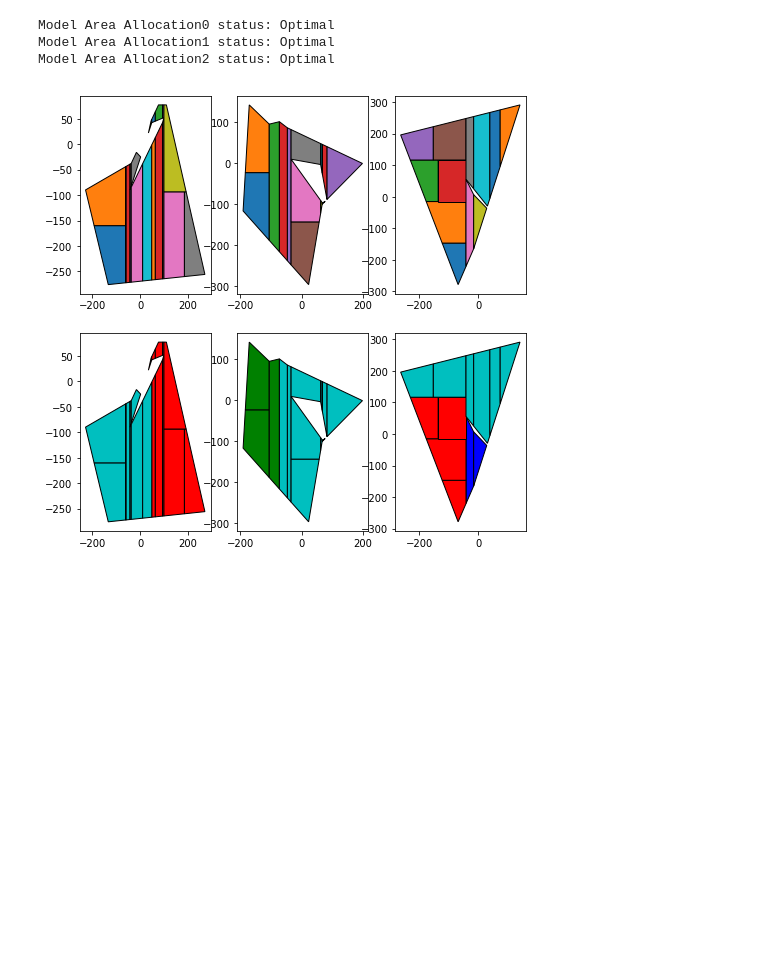
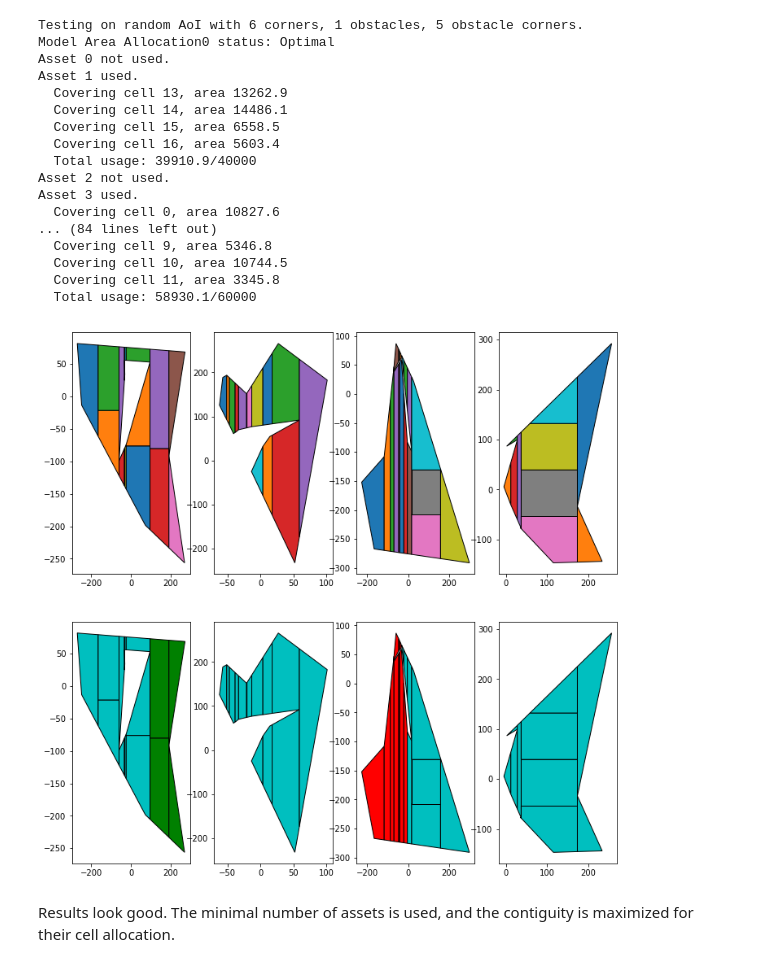
Before and after one commit to ljdcvda/aerospace-projects, a Jupyter notebook: area_division/area_division.ipynb, the cells around one changed output. Cells and saved outputs as stored; diff of their text form; code cells hidden in the pictures; blank space fills up the shorter version.

```diff
--- a/area_division/area_division.ipynb
+++ b/area_division/area_division.ipynb
@@ -273,0 +344,19 @@ plot_solution(solution, len(asset_area_capacities), reduced_tiles)
+# %%
+def read_solution(solution, asset_area_capacities, tile_areas):
+    for a in range(len(asset_area_capacities)):
+        running_total = 0
+        if solution["asset_used_{0}".format(a)] == 1:
+            print('Asset {} used.'.format(a))
+            for c in range(len(tile_areas)):
+                if solution["asset_cell_{0}_{1}_{2}".format(a,c,c)] == 1:
+                    area = round(tile_areas[c],1)
+                    print('  Covering cell {}, area {}'.format(c, area))
+                    running_total += area
+            print('  Total usage: {}/{}'.format(round(running_total,1), asset_area_capacities[a]))
+        else:
+            print('Asset {} not used.'.format(a))
+
+
+
+
+read_solution(solution, asset_area_capacities, tile_areas)
@@ -274,33 +386,54 @@ plot_solution(solution, len(asset_area_capacities), reduced_tiles)
 # %%
 def test_algorithm(n_tests, asset_area_capacities):
-    plt.figure(figsize=(8,8))
+    plt.figure(figsize=(12,12))
     for x in range(n_tests):
         number_of_corners_aoi = random.randint(4,8)
         aoi, center = generate_random_polygon(number_of_corners_aoi)
 
         number_of_obstacles = random.randint(1,2)
-        number_of_corners_obstacles = random.randint(4,6)
+        number_of_corners_obstacles = random.randint(3,6)
+        print('Testing on random AoI with {} corners, {} obstacles, {} obstacle corners.'.format(number_of_corners_aoi,
+                                                                                                number_of_obstacles,
+                                                                                                number_of_corners_obstacles))
         obstacles = generate_random_obstacles(number_of_obstacles, number_of_corners_obstacles)
 
         tiles = generate_tiles(aoi, obstacles)
         reduced_tiles = reduce_large_tiles(tiles, 15000)
 
         tile_areas, pts_in_common = calc_params(reduced_tiles)
 
         model = build_model(asset_area_capacities, tile_areas, pts_in_common, model_number=str(x))
 
         solution = solve_model(model)
 
         plt.subplot(2, n_tests, 1 + x)
         plot_poly(reduced_tiles)
         plt.subplot(2, n_tests, 1 + n_tests+ x)
         plot_solution(solution, len(asset_area_capacities), reduced_tiles)
+        read_solution(solution, asset_area_capacities, tile_areas)
+        print('\n')
 
 
 asset_area_capacities = [30000, 40000, 50000, 60000]
-test_algorithm(3, asset_area_capacities)
+test_algorithm(4, asset_area_capacities)
 # %% [output]
+Testing on random AoI with 6 corners, 1 obstacles, 5 obstacle corners.
 Model Area Allocation0 status: Optimal
-Model Area Allocation1 status: Optimal
-Model Area Allocation2 status: Optimal
+Asset 0 not used.
+Asset 1 used.
+  Covering cell 13, area 13262.9
+  Covering cell 14, area 14486.1
+  Covering cell 15, area 6558.5
+  Covering cell 16, area 5603.4
+  Total usage: 39910.9/40000
+Asset 2 not used.
+Asset 3 used.
+  Covering cell 0, area 10827.6
+... (84 lines left out)
+  Covering cell 9, area 5346.8
+  Covering cell 10, area 10744.5
+  Covering cell 11, area 3345.8
+  Total usage: 58930.1/60000
-[figure, old version]
+[figure, new version]
+# %% [markdown]
+Results look good. The minimal number of assets is used, and the contiguity is maximized for their cell allocation.
```
Also changed, not shown: parts of 36 cells of this notebook, 2 other files.
